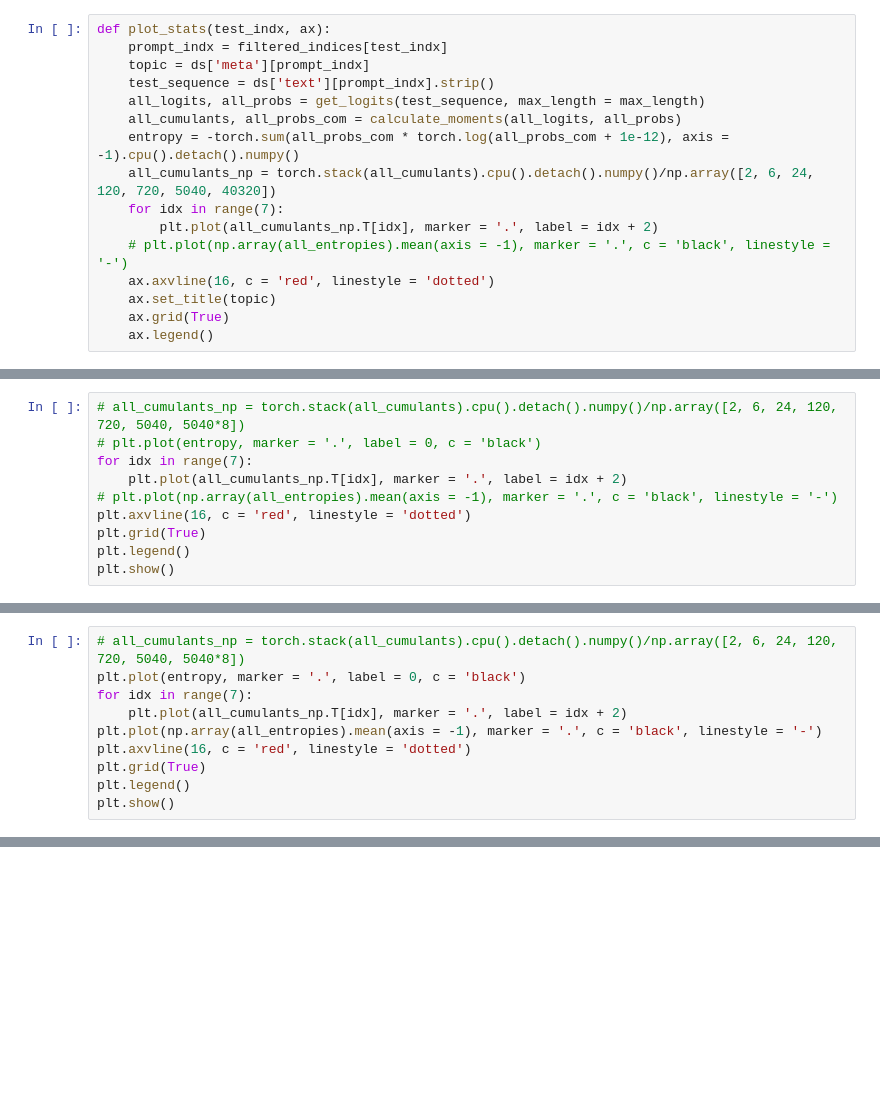
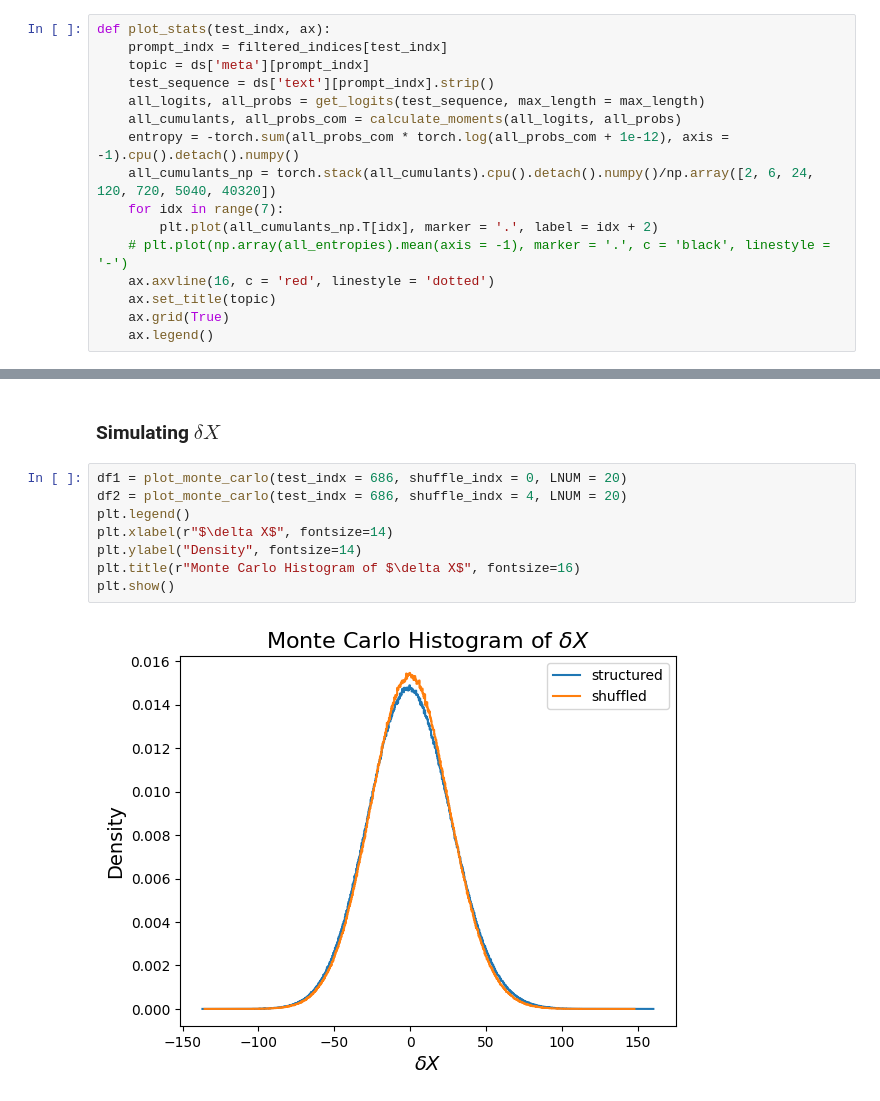
Before and after one commit to karthikviswanathn/prompt_intrinsic_dimension, a Jupyter notebook: hild/structured_shuffled.ipynb, the cells around one changed output, grey strips where cells are left out. Drawn from its saved outputs; the diff is of its cells as text; blank space fills up the shorter version.

```diff
--- a/hild/structured_shuffled.ipynb
+++ b/hild/structured_shuffled.ipynb
@@ -307,10 +221,0 @@ plt.show()
-# %%
-# all_cumulants_np = torch.stack(all_cumulants).cpu().detach().numpy()/np.array([2, 6, 24, 120, 720, 5040, 5040*8])
-# plt.plot(entropy, marker = '.', label = 0, c = 'black')
-for idx in range(7):
-    plt.plot(all_cumulants_np.T[idx], marker = '.', label = idx + 2)
-# plt.plot(np.array(all_entropies).mean(axis = -1), marker = '.', c = 'black', linestyle = '-')
-plt.axvline(16, c = 'red', linestyle = 'dotted')
-plt.grid(True)
-plt.legend()
-plt.show()
@@ -319,10 +221,0 @@ plt.show()
-# %%
-# all_cumulants_np = torch.stack(all_cumulants).cpu().detach().numpy()/np.array([2, 6, 24, 120, 720, 5040, 5040*8])
-plt.plot(entropy, marker = '.', label = 0, c = 'black')
-for idx in range(7):
-    plt.plot(all_cumulants_np.T[idx], marker = '.', label = idx + 2)
-plt.plot(np.array(all_entropies).mean(axis = -1), marker = '.', c = 'black', linestyle = '-')
-plt.axvline(16, c = 'red', linestyle = 'dotted')
-plt.grid(True)
-plt.legend()
-plt.show()
@@ -330,0 +310,12 @@ plt.show()
+# %% [markdown]
+### Simulating $\delta X$
+# %%
+df1 = plot_monte_carlo(test_indx = 686, shuffle_indx = 0, LNUM = 20)
+df2 = plot_monte_carlo(test_indx = 686, shuffle_indx = 4, LNUM = 20)
+plt.legend()
+plt.xlabel(r"$\delta X$", fontsize=14)
+plt.ylabel("Density", fontsize=14)
+plt.title(r"Monte Carlo Histogram of $\delta X$", fontsize=16)
+plt.show()
+# %% [output]
+[figure, added]
```
Also changed, not shown: parts of 18 cells of this notebook.
